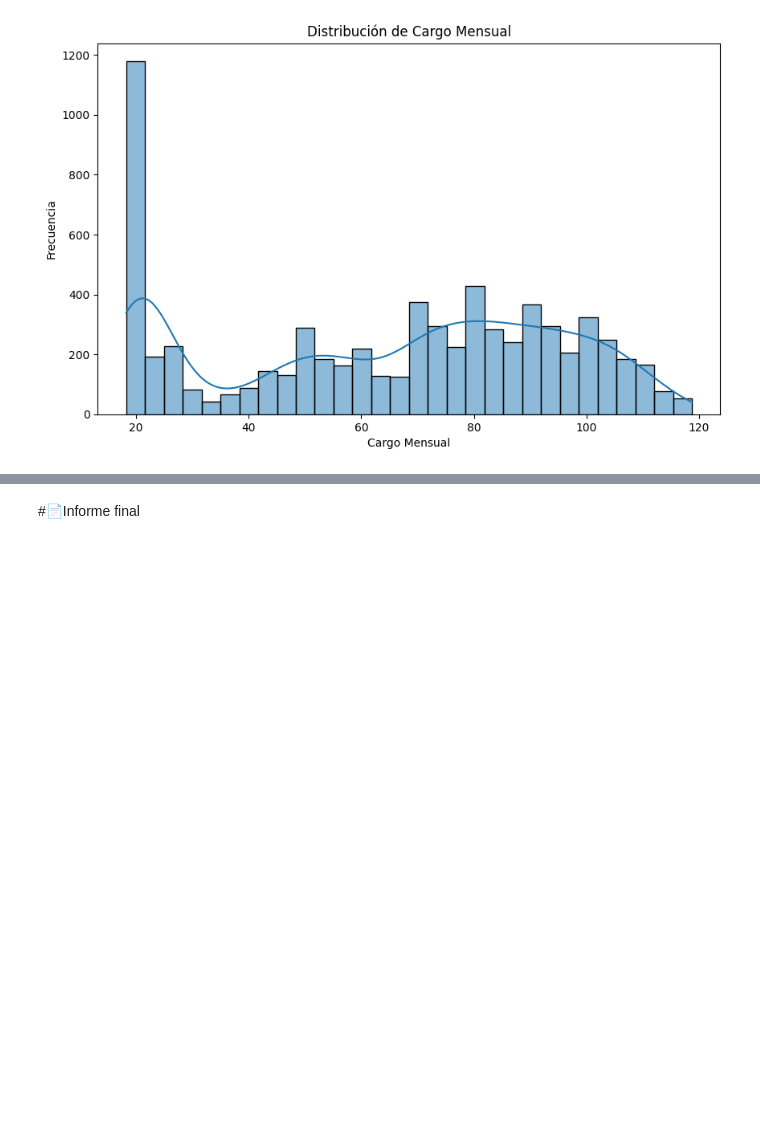
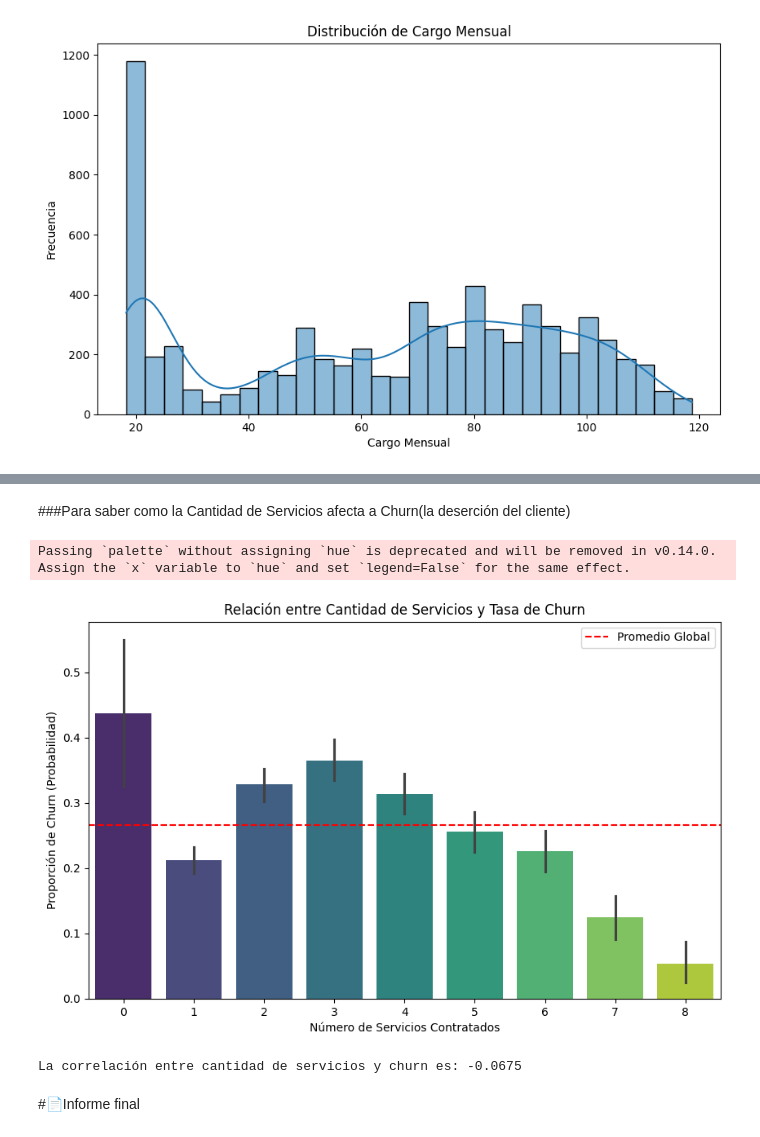
Before and after one commit to rociocelestial/Challenge2-Data-Science, a Jupyter notebook: TelecomX_LATAM.ipynb, the cells around one changed output, grey strips where cells are left out. Drawn from its saved outputs; the diff is of its cells as text; code cells hidden in the pictures; blank space fills up the shorter version.

Commit message:
Creación de gráficos para realizar los análisis

```diff
--- a/TelecomX_LATAM.ipynb
+++ b/TelecomX_LATAM.ipynb
@@ -993,5 +993,51 @@ fig.update_layout(
 fig.show()
 # %% [output]
 [interactive output not drawn]
+# %% [markdown]
+###Para saber como la Cantidad de Servicios afecta a Churn(la deserción del cliente)
+# %%
+import pandas as pd
+import matplotlib.pyplot as plt
+import seaborn as sns
+
+# Supongamos que tu DataFrame se llama 'df'
+# Definimos las columnas que representan servicios adicionales
+servicios = [
+    'servicio_telefono', 'multiples_lineas','tipo_internet', 'seguridad_online',
+    'backup_online', 'proteccion_dispositivo', 'soporte_tecnico',
+    'streaming_tv', 'streaming_peliculas'
+]
+
+# Convertimos a 1 si tiene el servicio y a 0 si no (ajusta los valores según tu dataset)
+# Usualmente los valores son 'Si', 'No' o 'Sin servicio de internet'
+def contar_servicios(row):
+    conteo = 0
+    for col in servicios:
+        if row[col] == 'Si':
+            conteo += 1
+    return conteo
+
+df['total_servicios'] = df.apply(contar_servicios, axis=1)
+
+# Convertir la columna Churn a numérica para calcular la tasa (Si=1, No=0)
+df['Churn_num'] = df['Churn'].map({'Si': 1, 'No': 0})
+# %%
+plt.figure(figsize=(10, 6))
+sns.barplot(x='total_servicios', y='Churn_num', data=df, palette='viridis')
+
+plt.title('Relación entre Cantidad de Servicios y Tasa de Churn')
+plt.xlabel('Número de Servicios Contratados')
+plt.ylabel('Proporción de Churn (Probabilidad)')
+plt.axhline(df['Churn_num'].mean(), color='red', linestyle='--', label='Promedio Global')
+plt.legend()
+plt.show()
+# %% [output]
+Passing `palette` without assigning `hue` is deprecated and will be removed in v0.14.0. Assign the `x` variable to `hue` and set `legend=False` for the same effect.
+[figure, added]
+# %%
+correlacion = df['total_servicios'].corr(df['Churn_num'])
+print(f"La correlación entre cantidad de servicios y churn es: {correlacion:.4f}")
+# %% [output]
+La correlación entre cantidad de servicios y churn es: -0.0675
 # %% [markdown]
 #📄Informe final
```
